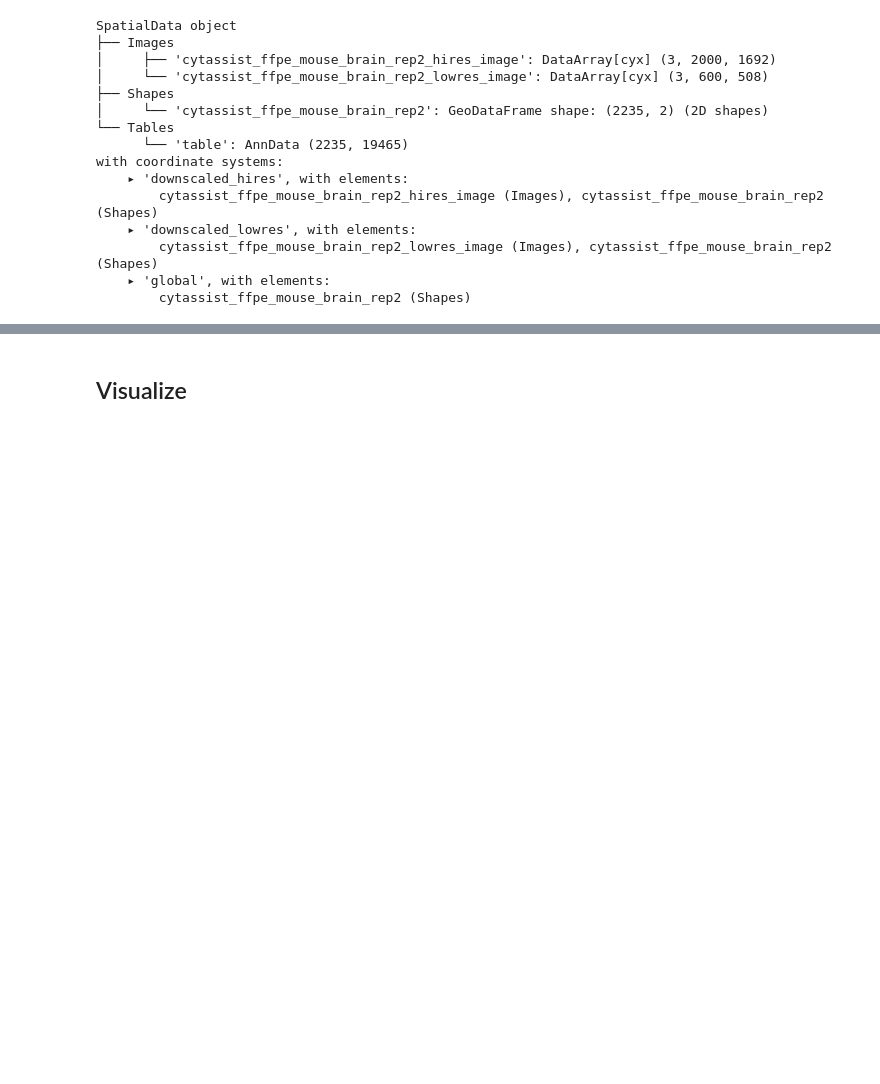
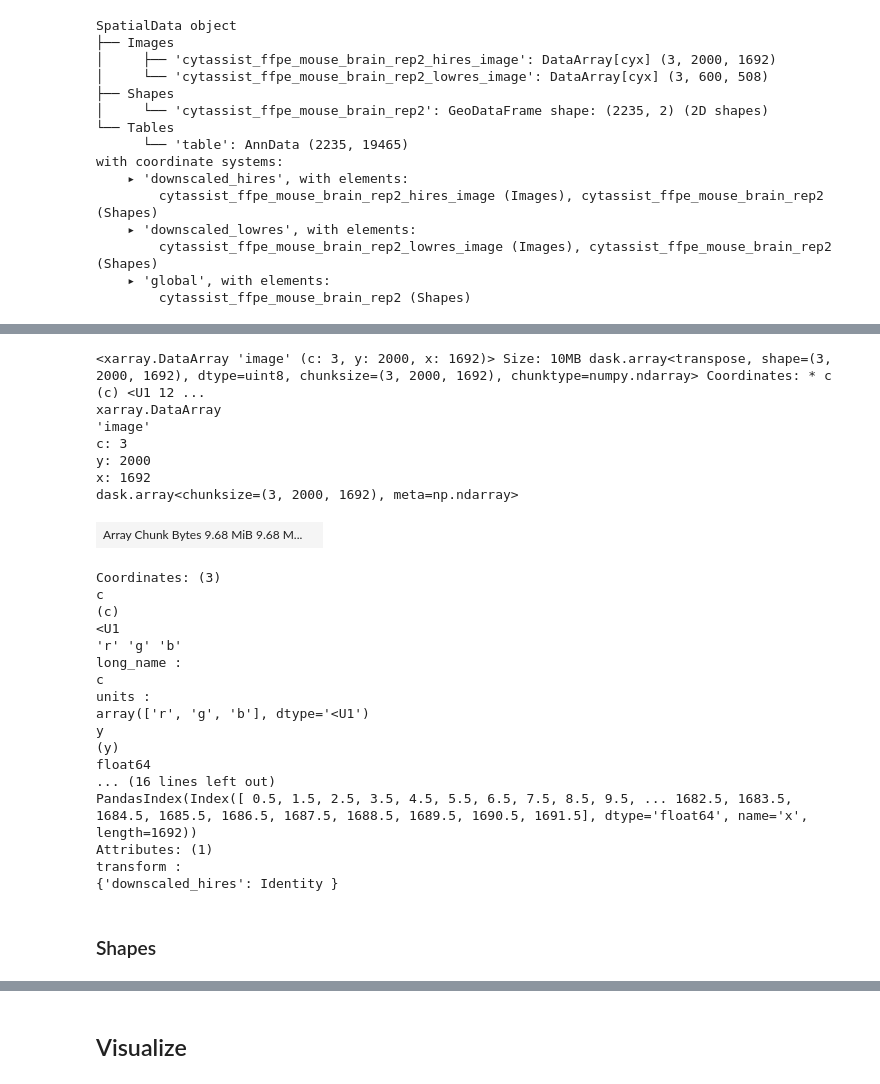
Before and after one commit to aaronwolen/soma-spatialdata-compat, a Jupyter notebook: notebooks/spatialdata-reference.ipynb, the cells around one changed output, grey strips where cells are left out. Saved outputs shown, nothing was run; the diff lists cells and outputs as text; code cells hidden in the pictures; blank space fills up the shorter version.

```diff
--- a/notebooks/spatialdata-reference.ipynb
+++ b/notebooks/spatialdata-reference.ipynb
@@ -85,0 +134,4 @@ with coordinate systems:
+# %%
+images = sdata.images
+print(f"Images is a {type(images)} with {len(images)} image(s)")
+images
@@ -85,0 +155,30 @@ with coordinate systems:
+# %%
+images.get(list(images.keys())[0])
+# %% [output]
+<xarray.DataArray 'image' (c: 3, y: 2000, x: 1692)> Size: 10MB dask.array<transpose, shape=(3, 2000, 1692), dtype=uint8, chunksize=(3, 2000, 1692), chunktype=numpy.ndarray> Coordinates: * c (c) <U1 12 ...
+xarray.DataArray
+'image'
+c: 3
+y: 2000
+x: 1692
+dask.array<chunksize=(3, 2000, 1692), meta=np.ndarray>
+| Array Chunk Bytes 9.68 MiB 9.68 M... |  |
+Coordinates: (3)
+c
+(c)
+<U1
+'r' 'g' 'b'
+long_name :
+c
+units :
+array(['r', 'g', 'b'], dtype='<U1')
+y
+(y)
+float64
+... (16 lines left out)
+PandasIndex(Index([ 0.5, 1.5, 2.5, 3.5, 4.5, 5.5, 6.5, 7.5, 8.5, 9.5, ... 1682.5, 1683.5, 1684.5, 1685.5, 1686.5, 1687.5, 1688.5, 1689.5, 1690.5, 1691.5], dtype='float64', name='x', length=1692))
+Attributes: (1)
+transform :
+{'downscaled_hires': Identity }
+# %% [markdown]
+### Shapes
```
Also changed, not shown: parts of 13 cells of this notebook, 1 other file.
